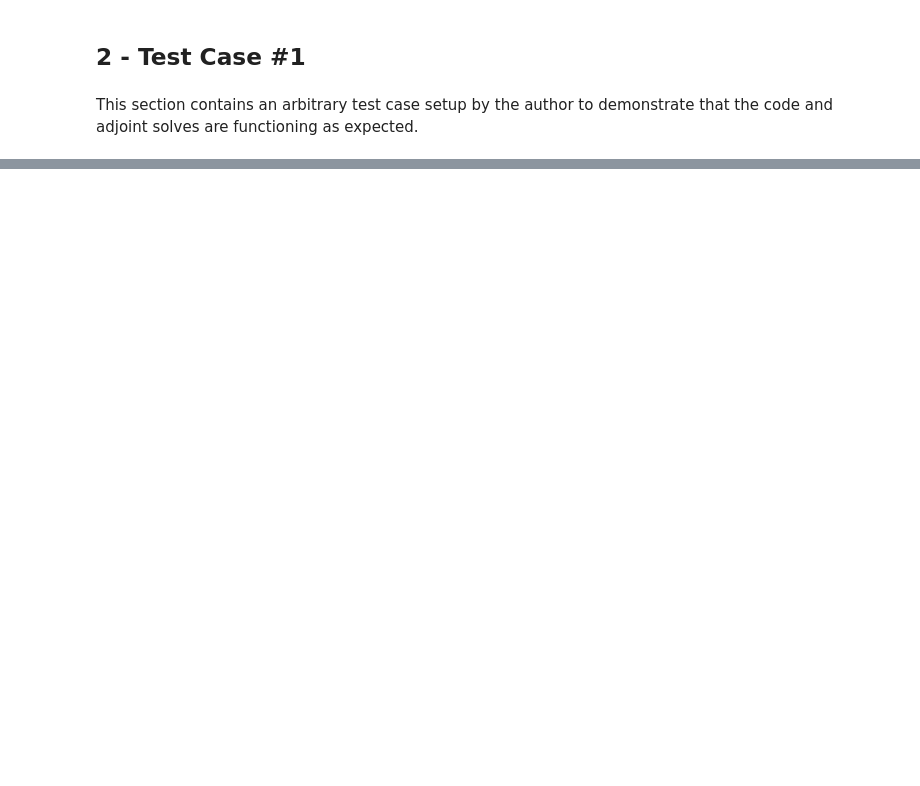
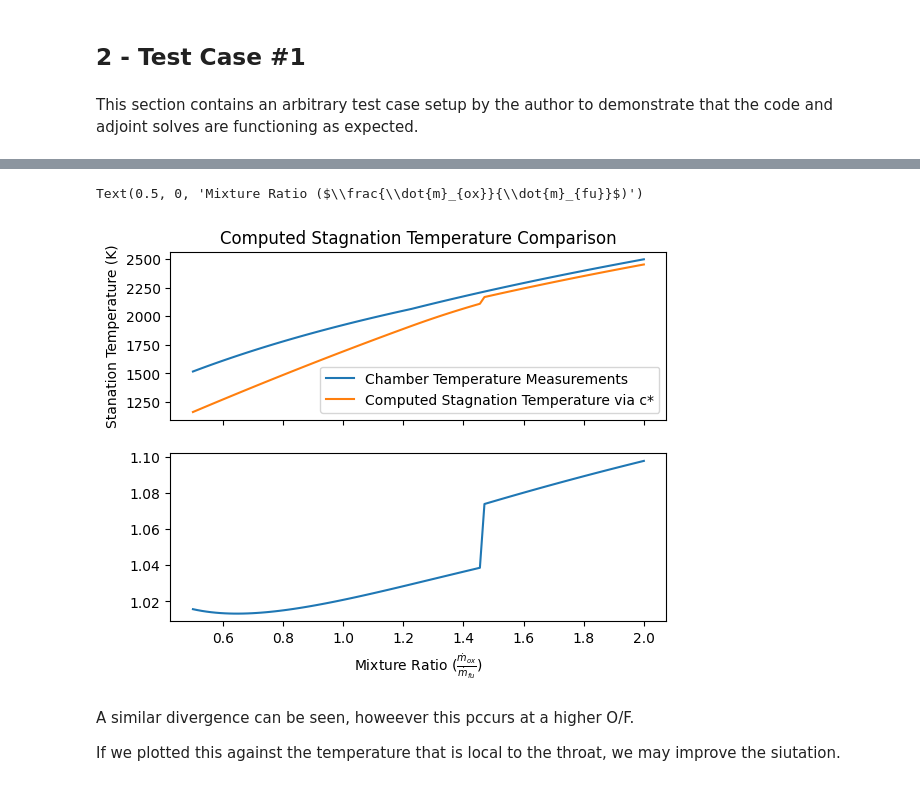
Before and after one commit to EliasAoubala/turboRocket, a Jupyter notebook: docs/gas_generator_validation.ipynb, the cells around one changed output, grey strips where cells are left out. Drawn from its saved outputs; the diff is of its cells as text; code cells hidden in the pictures; blank space fills up the shorter version.

```diff
--- a/docs/gas_generator_validation.ipynb
+++ b/docs/gas_generator_validation.ipynb
@@ -23,0 +353,42 @@ fuel
+# %%
+eta_c = 1
+t_a = []
+t_o = []
+gamma_a = []
+mr = np.linspace(0.5, 2, 100)
+pc = 30e5
+
+for of in mr:
+
+    c_star = cea.get_Cstar(Pc=pc, MR=of) * 0.3048
+    c_star_a = c_star * eta_c
+
+    gamma = cea.get_Throat_MolWt_gamma(Pc=pc, MR=of)[1]
+
+    gamma_a.append(gamma)
+
+    param = (2 / (gamma + 1)) ** ((gamma + 1) / (-2 * (gamma - 1)))
+
+    R = 8314 / cea.get_Throat_MolWt_gamma(Pc=pc, MR=of)[0]
+
+    t_a.append((gamma / (R)) * (c_star_a / param) ** 2)
+
+    t_o.append((cea.get_Temperatures(Pc=pc, MR=of)[0]))
+# %%
+fix, ax = plt.subplots(2, 1, sharex=True)
+
+ax[0].plot(mr, t_o, label="Chamber Temperature Measurements")
+ax[0].plot(mr, t_a, label="Computed Stagnation Temperature via c*")
+ax[0].set_ylabel("Stanation Temperature (K)")
+ax[0].set_title("Computed Stagnation Temperature Comparison")
+ax[0].legend()
+
+ax[1].plot(mr, gamma_a, label="Chamber Temperatuer Measurements")
+ax[1].set_xlabel(r"Mixture Ratio ($\frac{\dot{m}_{ox}}{\dot{m}_{fu}}$)")
+# %% [output]
+Text(0.5, 0, 'Mixture Ratio ($\\frac{\\dot{m}_{ox}}{\\dot{m}_{fu}}$)')
+[figure, added]
+# %% [markdown]
+A similar divergence can be seen, howeever this pccurs at a higher O/F.
+
+If we plotted this against the temperature that is local to the throat, we may improve the siutation.
```
Also changed, not shown: parts of 49 cells of this notebook, 1 other file.
